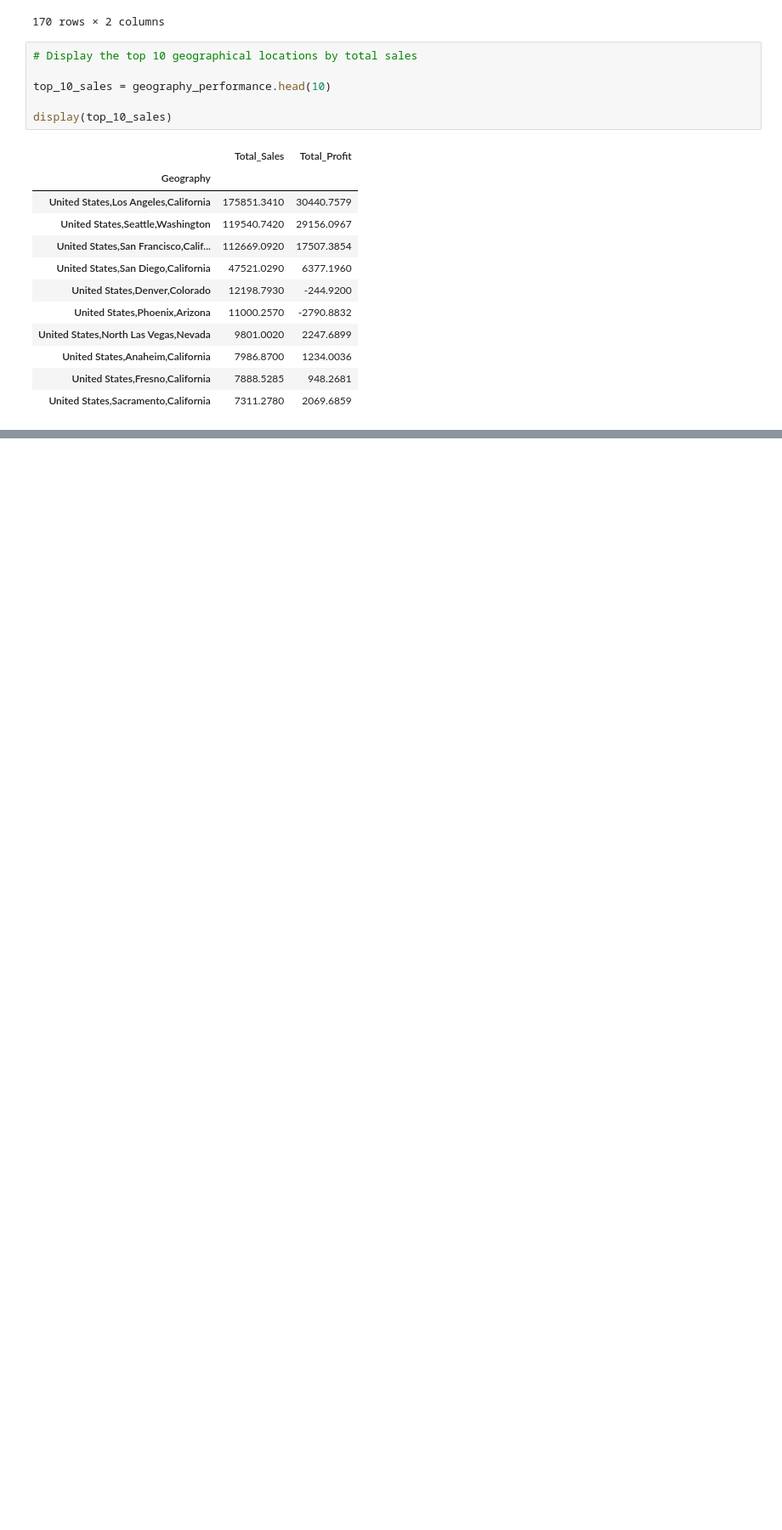
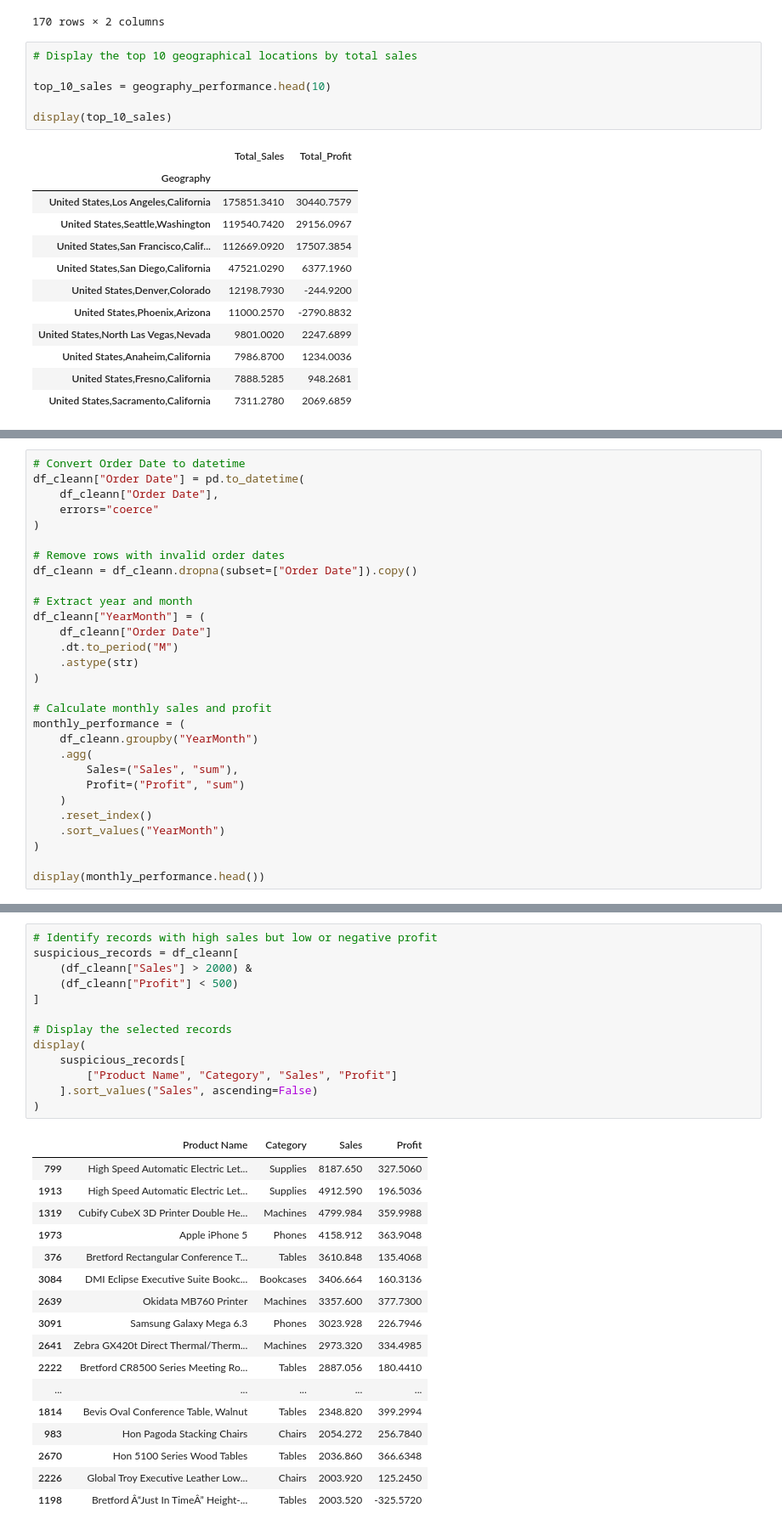
Before and after one commit to Mariam732/Retail-sales-analysis, a Jupyter notebook: notebooks/RetailSalesAnalysisV01.ipynb, the cells around one changed output, grey strips where cells are left out. Shown at 85% size. Saved outputs shown, nothing was run; the diff lists cells and outputs as text; blank space fills up the shorter version.

```diff
--- a/notebooks/RetailSalesAnalysisV01.ipynb
+++ b/notebooks/RetailSalesAnalysisV01.ipynb
@@ -611,0 +784,29 @@ display(top_10_sales)
+# %%
+# Convert Order Date to datetime
+df_cleann["Order Date"] = pd.to_datetime(
+    df_cleann["Order Date"],
+    errors="coerce"
+)
+
+# Remove rows with invalid order dates
+df_cleann = df_cleann.dropna(subset=["Order Date"]).copy()
+
+# Extract year and month
+df_cleann["YearMonth"] = (
+    df_cleann["Order Date"]
+    .dt.to_period("M")
+    .astype(str)
+)
+
+# Calculate monthly sales and profit
+monthly_performance = (
+    df_cleann.groupby("YearMonth")
+    .agg(
+        Sales=("Sales", "sum"),
+        Profit=("Profit", "sum")
+    )
+    .reset_index()
+    .sort_values("YearMonth")
+)
+
+display(monthly_performance.head())
@@ -611,0 +877,31 @@ display(top_10_sales)
+# %%
+# Identify records with high sales but low or negative profit
+suspicious_records = df_cleann[
+    (df_cleann["Sales"] > 2000) &
+    (df_cleann["Profit"] < 500)
+]
+
+# Display the selected records
+display(
+    suspicious_records[
+        ["Product Name", "Category", "Sales", "Profit"]
+    ].sort_values("Sales", ascending=False)
+)
+# %% [output]
+|  | Product Name | Category | Sales | Profit |
+| 799 | High Speed Automatic Electric Let... | Supplies | 8187.650 | 327.5060 |
+| 1913 | High Speed Automatic Electric Let... | Supplies | 4912.590 | 196.5036 |
+| 1319 | Cubify CubeX 3D Printer Double He... | Machines | 4799.984 | 359.9988 |
+| 1973 | Apple iPhone 5 | Phones | 4158.912 | 363.9048 |
+| 376 | Bretford Rectangular Conference T... | Tables | 3610.848 | 135.4068 |
+| 3084 | DMI Eclipse Executive Suite Bookc... | Bookcases | 3406.664 | 160.3136 |
+| 2639 | Okidata MB760 Printer | Machines | 3357.600 | 377.7300 |
+| 3091 | Samsung Galaxy Mega 6.3 | Phones | 3023.928 | 226.7946 |
+| 2641 | Zebra GX420t Direct Thermal/Therm... | Machines | 2973.320 | 334.4985 |
+| 2222 | Bretford CR8500 Series Meeting Ro... | Tables | 2887.056 | 180.4410 |
+| ... | ... | ... | ... | ... |
+| 1814 | Bevis Oval Conference Table, Walnut | Tables | 2348.820 | 399.2994 |
+| 983 | Hon Pagoda Stacking Chairs | Chairs | 2054.272 | 256.7840 |
+| 2670 | Hon 5100 Series Wood Tables | Tables | 2036.860 | 366.6348 |
+| 2226 | Global Troy Executive Leather Low... | Chairs | 2003.920 | 125.2450 |
+| 1198 | Bretford Â“Just In TimeÂ” Height-... | Tables | 2003.520 | -325.5720 |
```
Also changed, not shown: parts of 19 cells of this notebook.
